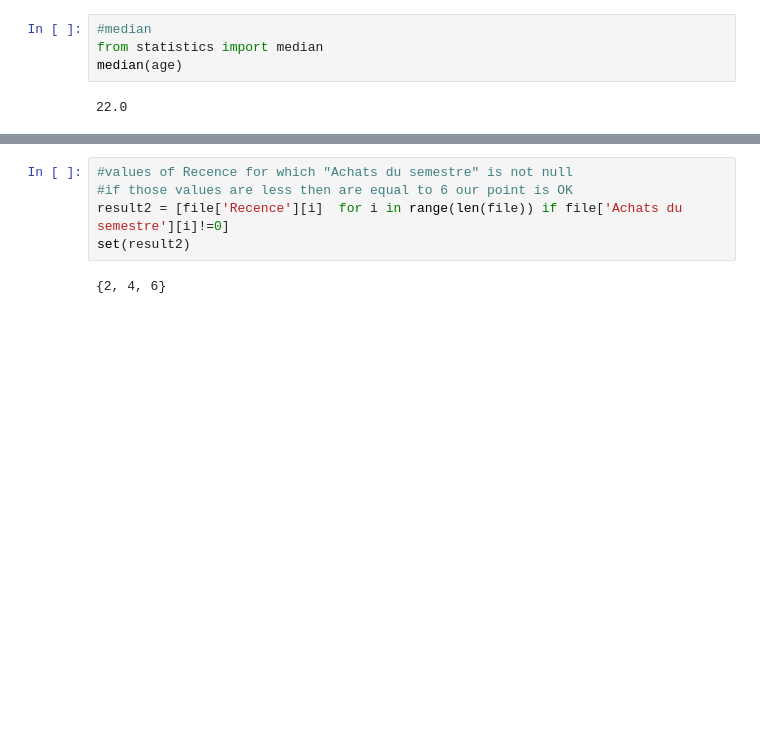
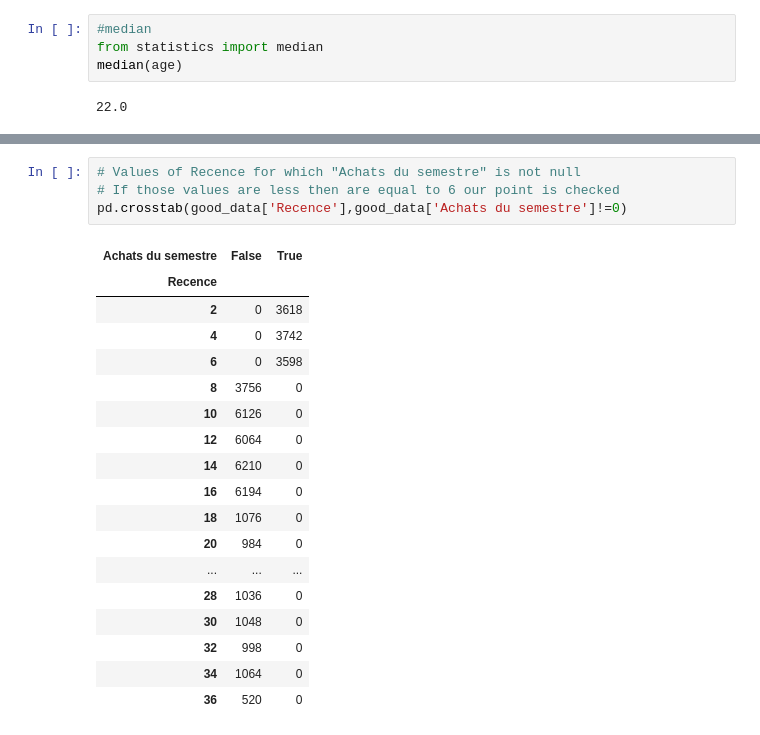
Before and after one commit to pmenan/data_clearing, a Jupyter notebook: code/part1_dataClearing.ipynb, the cells around one changed output, grey strips where cells are left out. Drawn from its saved outputs; the diff is of its cells as text; blank space fills up the shorter version.

```diff
--- a/code/part1_dataClearing.ipynb
+++ b/code/part1_dataClearing.ipynb
@@ -145,8 +154,24 @@ set(result)
 # %%
-#values of Recence for which "Achats du semestre" is not null
-#if those values are less then are equal to 6 our point is OK
-result2 = [file['Recence'][i]  for i in range(len(file)) if file['Achats du semestre'][i]!=0]
-set(result2)
+# Values of Recence for which "Achats du semestre" is not null
+# If those values are less then are equal to 6 our point is checked
+pd.crosstab(good_data['Recence'],good_data['Achats du semestre']!=0)
 # %% [output]
-{2, 4, 6}
+| Achats du semestre | False | True |
+| Recence |  |  |
+| 2 | 0 | 3618 |
+| 4 | 0 | 3742 |
+| 6 | 0 | 3598 |
+| 8 | 3756 | 0 |
+| 10 | 6126 | 0 |
+| 12 | 6064 | 0 |
+| 14 | 6210 | 0 |
+| 16 | 6194 | 0 |
+| 18 | 1076 | 0 |
+| 20 | 984 | 0 |
+| ... | ... | ... |
+| 28 | 1036 | 0 |
+| 30 | 1048 | 0 |
+| 32 | 998 | 0 |
+| 34 | 1064 | 0 |
+| 36 | 520 | 0 |
 # %%
```
Also changed, not shown: parts of 15 cells of this notebook.
